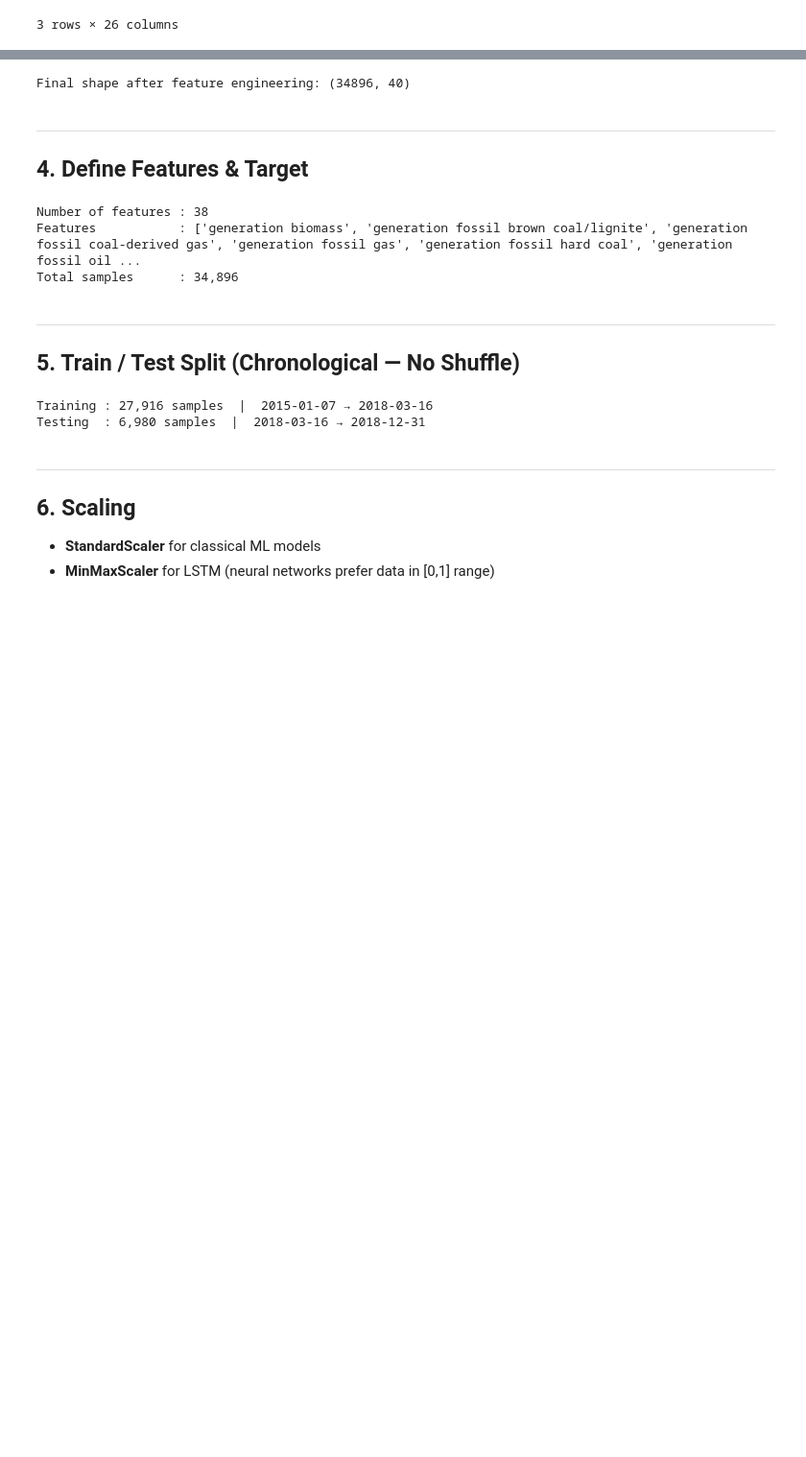
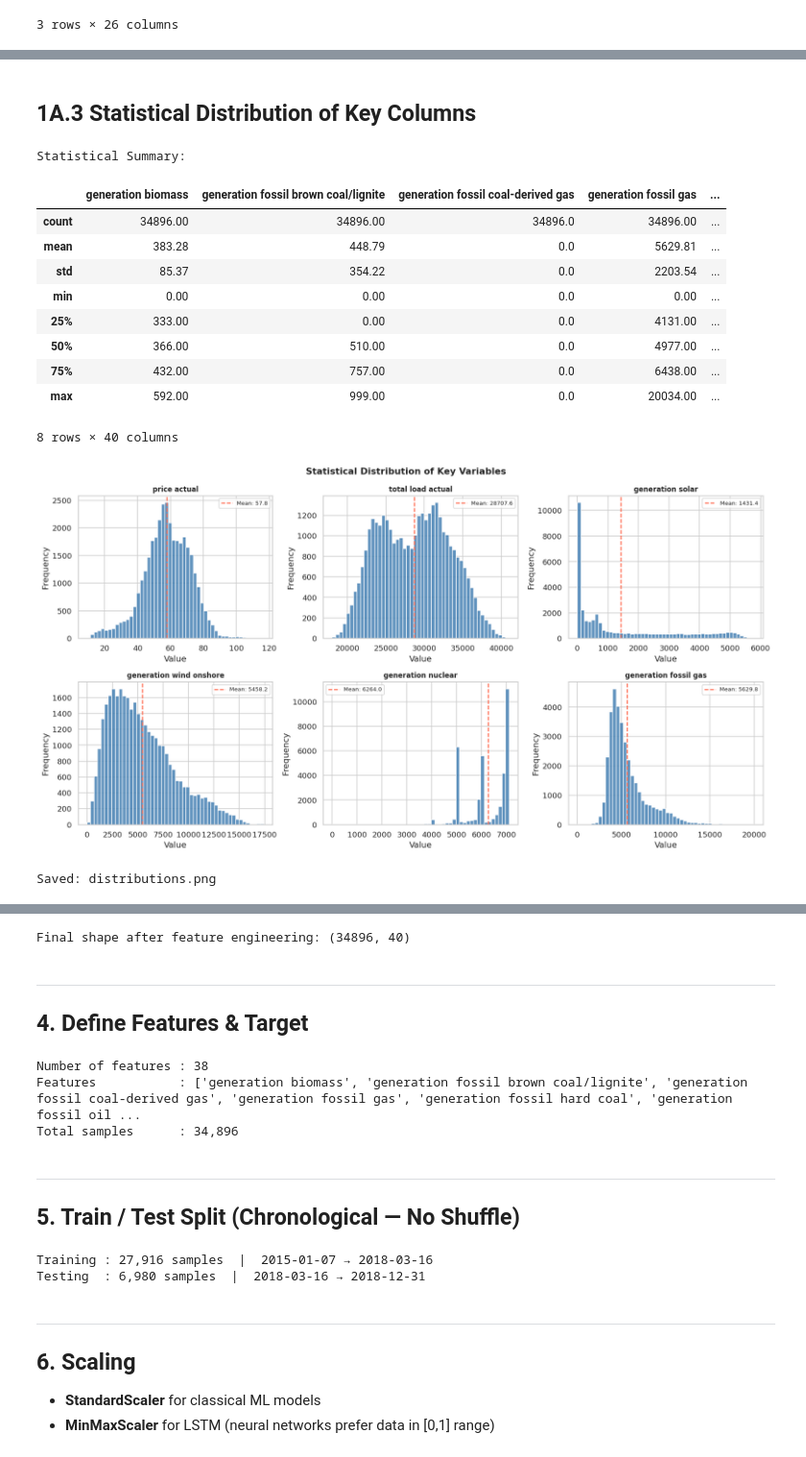
Before and after one commit to mwaniasam/formative1-working_with_time_series_data, a Jupyter notebook: Pipeline_formative.ipynb, the cells around one changed output, grey strips where cells are left out. Shown at 96% size. Saved outputs shown, nothing was run; the diff lists cells and outputs as text; code cells hidden in the pictures; blank space fills up the shorter version.

```diff
--- a/Pipeline_formative.ipynb
+++ b/Pipeline_formative.ipynb
@@ -91,0 +182,38 @@ Missing values remaining: 0
+# %% [markdown]
+## 1A.3 Statistical Distribution of Key Columns
+# %%
+print('Statistical Summary:')
+display(df.describe().round(2))
+
+key_cols = ['price actual', 'total load actual', 'generation solar',
+            'generation wind onshore', 'generation nuclear', 'generation fossil gas']
+
+fig, axes = plt.subplots(2, 3, figsize=(15, 8))
+axes = axes.flatten()
+for i, col in enumerate(key_cols):
+    axes[i].hist(df[col].dropna(), bins=50, color='steelblue', edgecolor='white', alpha=0.85)
+    axes[i].axvline(df[col].mean(), color='tomato', linestyle='--', linewidth=1.5,
+                    label=f'Mean: {df[col].mean():.1f}')
+    axes[i].set_title(col, fontsize=10, fontweight='bold')
+    axes[i].set_xlabel('Value')
+    axes[i].set_ylabel('Frequency')
+    axes[i].legend(fontsize=8)
+plt.suptitle('Statistical Distribution of Key Variables', fontsize=13, fontweight='bold')
+plt.tight_layout()
+plt.savefig('distributions.png', bbox_inches='tight')
+plt.show()
+print('Saved: distributions.png')
+# %% [output]
+Statistical Summary:
+|  | generation biomass | generation fossil brown coal/lignite | generation fossil coal-derived gas | generation fossil gas | ... |
+| count | 34896.00 | 34896.00 | 34896.0 | 34896.00 | ... |
+| mean | 383.28 | 448.79 | 0.0 | 5629.81 | ... |
+| std | 85.37 | 354.22 | 0.0 | 2203.54 | ... |
+| min | 0.00 | 0.00 | 0.0 | 0.00 | ... |
+| 25% | 333.00 | 0.00 | 0.0 | 4131.00 | ... |
+| 50% | 366.00 | 510.00 | 0.0 | 4977.00 | ... |
+| 75% | 432.00 | 757.00 | 0.0 | 6438.00 | ... |
+| max | 592.00 | 999.00 | 0.0 | 20034.00 | ... |
+8 rows × 40 columns
+[figure, added]
+Saved: distributions.png
```
Also changed, not shown: parts of 23 cells of this notebook.
